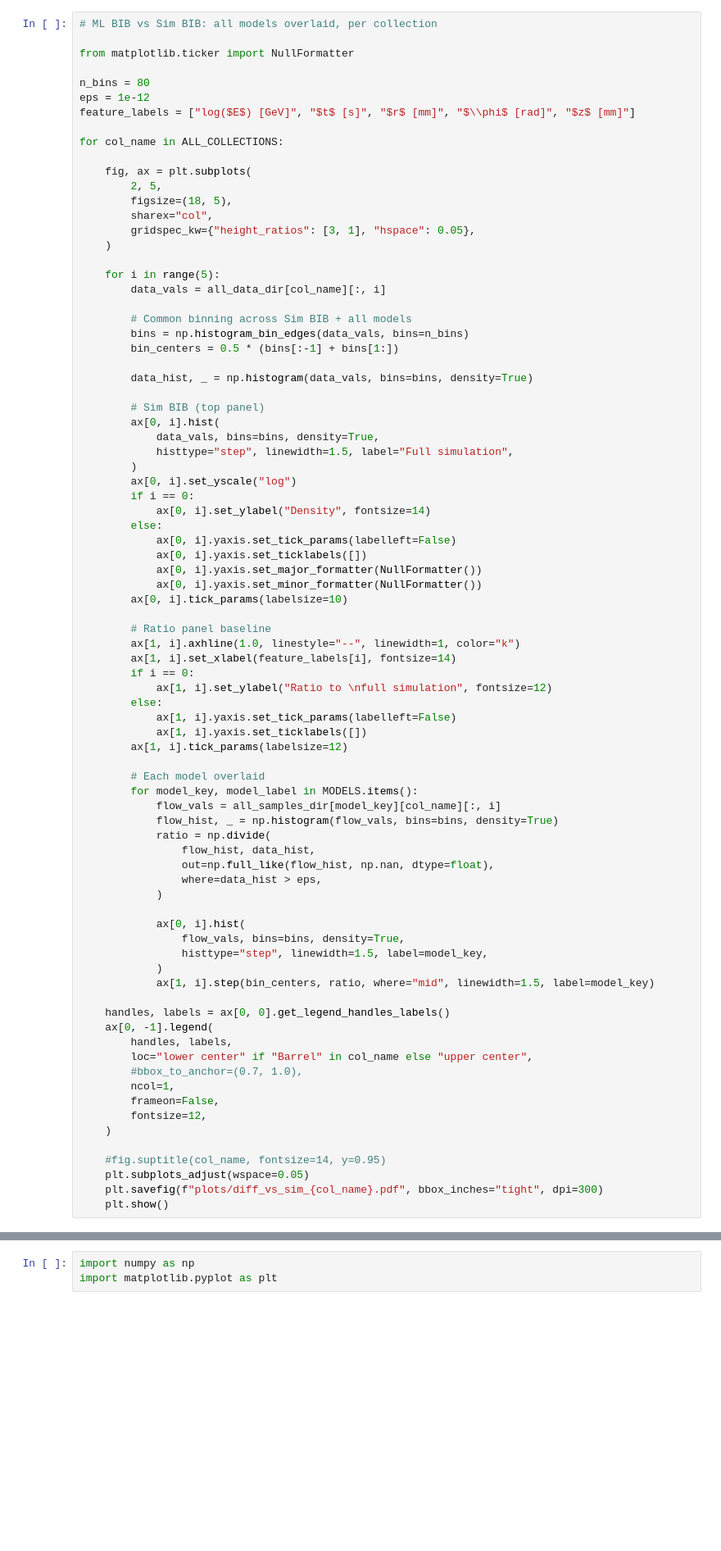
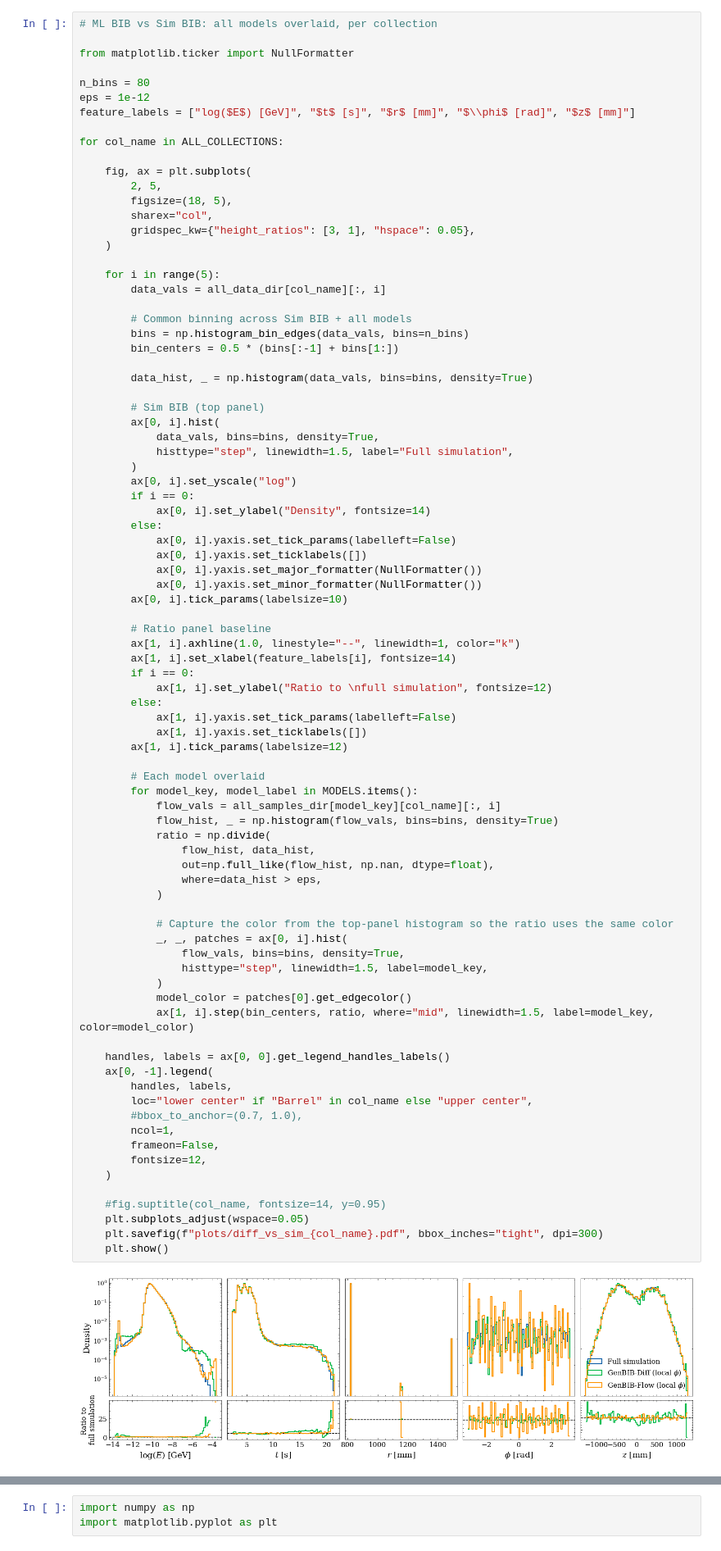
Before and after one commit to rmastand/fast_tracker_BIBgen_mucoll, a Jupyter notebook: nice_plots.ipynb, the cells around one changed output, grey strips where cells are left out. Shown at 82% size. Saved outputs shown, nothing was run; the diff lists cells and outputs as text; blank space fills up the shorter version.

```diff
--- a/nice_plots.ipynb
+++ b/nice_plots.ipynb
@@ -380,32 +402,36 @@ for col_name in ALL_COLLECTIONS:
         ax[1, i].tick_params(labelsize=12)
 
         # Each model overlaid
         for model_key, model_label in MODELS.items():
             flow_vals = all_samples_dir[model_key][col_name][:, i]
             flow_hist, _ = np.histogram(flow_vals, bins=bins, density=True)
             ratio = np.divide(
                 flow_hist, data_hist,
                 out=np.full_like(flow_hist, np.nan, dtype=float),
                 where=data_hist > eps,
             )
 
-            ax[0, i].hist(
+            # Capture the color from the top-panel histogram so the ratio uses the same color
+            _, _, patches = ax[0, i].hist(
                 flow_vals, bins=bins, density=True,
                 histtype="step", linewidth=1.5, label=model_key,
             )
-            ax[1, i].step(bin_centers, ratio, where="mid", linewidth=1.5, label=model_key)
+            model_color = patches[0].get_edgecolor()
+            ax[1, i].step(bin_centers, ratio, where="mid", linewidth=1.5, label=model_key, color=model_color)
 
     handles, labels = ax[0, 0].get_legend_handles_labels()
     ax[0, -1].legend(
         handles, labels,
         loc="lower center" if "Barrel" in col_name else "upper center",
         #bbox_to_anchor=(0.7, 1.0),
         ncol=1,
         frameon=False,
         fontsize=12,
     )
 
     #fig.suptitle(col_name, fontsize=14, y=0.95)
     plt.subplots_adjust(wspace=0.05)
     plt.savefig(f"plots/diff_vs_sim_{col_name}.pdf", bbox_inches="tight", dpi=300)
     plt.show()
+# %% [output]
+[figure, added]
```
Also changed, not shown: parts of 7 cells of this notebook, 6 other files.
